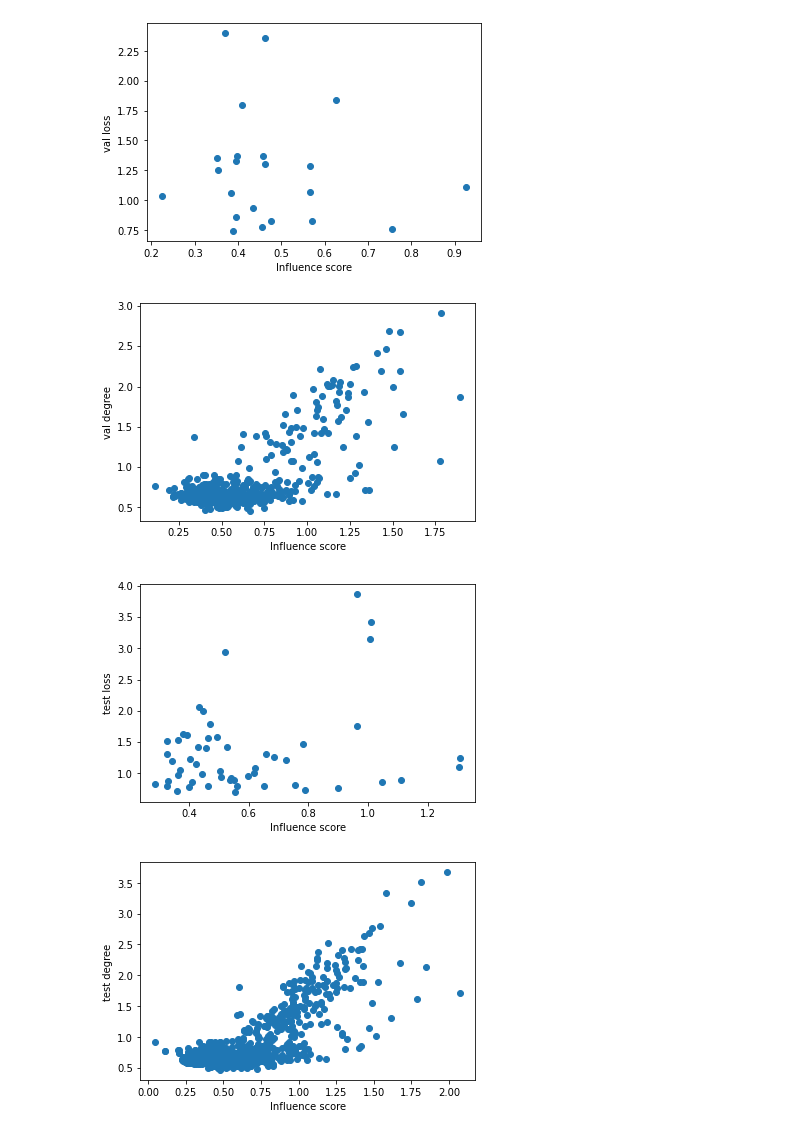
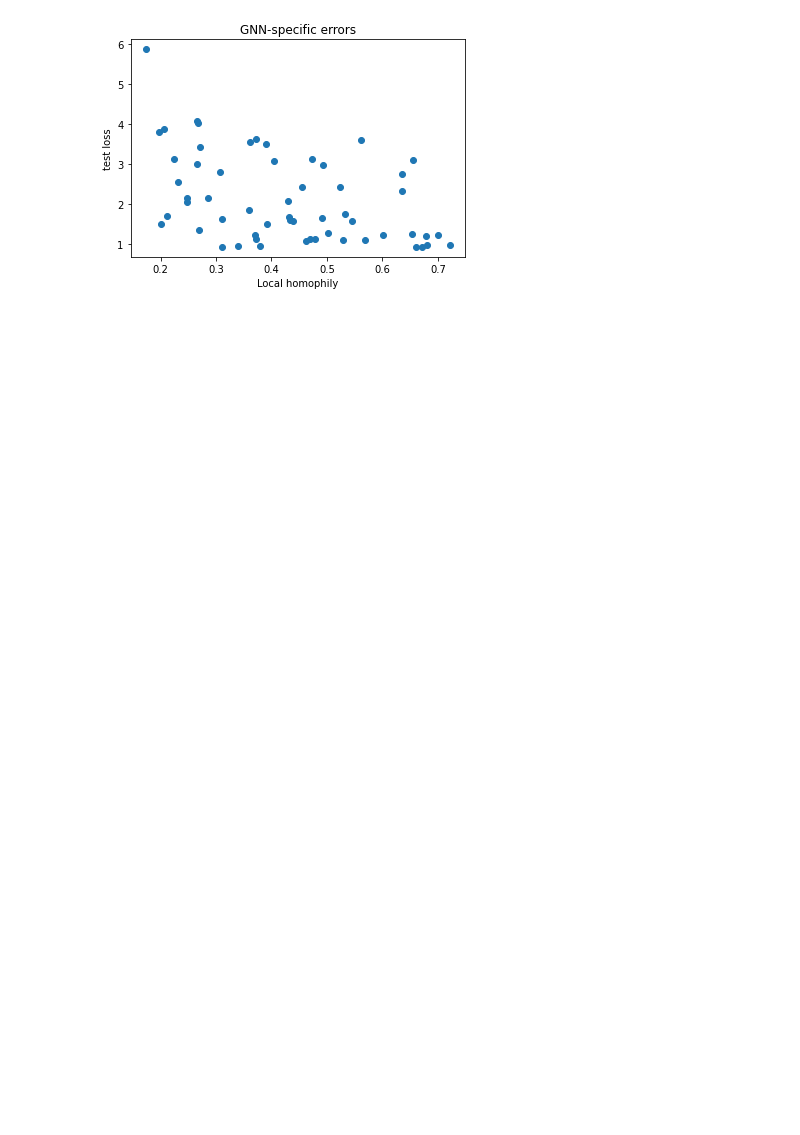
Before and after one commit to ArjunSubramonian/degree-bias-exploration, a Jupyter notebook: explore-gradients.ipynb, the cells around one changed output. Drawn from its saved outputs; the diff is of its cells as text; code cells hidden in the pictures; blank space fills up the shorter version.

```diff
--- a/explore-gradients.ipynb
+++ b/explore-gradients.ipynb
@@ -19,11 +19,12 @@ import torch_sparse
 import networkx as nx
 # %%
 parser = argparse.ArgumentParser()
-parser.add_argument('--dataset', type=str, default='PubMed')
+parser.add_argument('--dataset', type=str, default='Cora_ML')
 parser.add_argument('--hidden_channels', type=int, default=16)
 parser.add_argument('--lr', type=float, default=0.01)
 parser.add_argument('--epochs', type=int, default=200)
-parser.add_argument('--num_layers', type=int, default=2)
+parser.add_argument('--num_gnn_layers', type=int, default=2)
+parser.add_argument('--num_mlp_layers', type=int, default=2)
 args = parser.parse_args("")
 
 if torch.cuda.is_available():
@@ -364,5 +352,7 @@ plt.show()
 # %%
-gnn_losses, degs, homos = test_loss_by_deg(gnn_model)
+gnn_losses, degs = test_loss_by_deg(gnn_model)
+homos = label_homo()
+
 for i, split in zip([0, 1, 2], ['train', 'val', 'test']):
     diff_mask = (gnn_errs[i] == 1) & (mlp_errs[i] == 0)
 
@@ -379,12 +369,10 @@ for i, split in zip([0, 1, 2], ['train', 'val', 'test']):
 # %%
-gnn_losses, degs, homos = test_loss_by_deg(gnn_model)
+infl_list = influence_scores()
 for i, split in zip([0, 1, 2], ['train', 'val', 'test']):
     diff_mask = (gnn_errs[i] == 1) & (mlp_errs[i] == 0)
 
-    plt.scatter(degs[i][diff_mask].tolist(), gnn_losses[i][diff_mask].tolist(), c=homos[i][diff_mask].tolist())
-    plt.colorbar()
-    plt.xlabel('Degree')
-    plt.ylabel('{} GNN loss'.format(split))
-    plt.title('GNN-specific errors, colors indicate local homophily')
+    plt.scatter(infl_list[i][diff_mask].tolist(), gnn_losses[i][diff_mask].tolist())
+    plt.xlabel('Influence score')
+    plt.ylabel('{} loss'.format(split))
     plt.show()
 # %% [output]
@@ -412,16 +382,23 @@ def influence_scores():
 # %%
-infl = influence_scores()
-infl_list = [infl[mask] for mask in [data.train_mask, data.val_mask, data.test_mask]]
+# https://arxiv.org/pdf/2306.05557.pdf
 for i, split in zip([0, 1, 2], ['train', 'val', 'test']):
     diff_mask = (gnn_errs[i] == 1) & (mlp_errs[i] == 0)
 
-    plt.scatter(infl_list[i][diff_mask].tolist(), gnn_losses[i][diff_mask].tolist())
-    plt.xlabel('Influence score')
+#     plt.scatter(homos[i].tolist(), gnn_losses[i].tolist())
+#     plt.xlabel('Local homophily')
+#     plt.ylabel('{} loss'.format(split))
+#     plt.title('GNN errors')
+#     plt.show()
+
+    plt.scatter(homos[i][diff_mask].tolist(), gnn_losses[i][diff_mask].tolist())
+    plt.xlabel('Local homophily')
     plt.ylabel('{} loss'.format(split))
+    plt.title('GNN-specific errors')
     plt.show()
 
-    plt.scatter(infl_list[i].tolist(), degs[i].tolist())
-    plt.xlabel('Influence score')
-    plt.ylabel('{} degree'.format(split))
-    plt.show()
+#     plt.scatter(degs[i][diff_mask].tolist(), homos[i][diff_mask].tolist())
+#     plt.xlabel('Degree')
+#     plt.ylabel('Homophily')
+#     plt.title('GNN-specific errors')
+#     plt.show()
 # %% [output]
@@ -430,5 +407,2 @@ for i, split in zip([0, 1, 2], ['train', 'val', 'test']):
-[figure, old version]
+[figure, new version]
-[figure, removed]
-[figure, removed]
-[figure, removed]
 # %%
```
Also changed, not shown: parts of 34 cells of this notebook.
